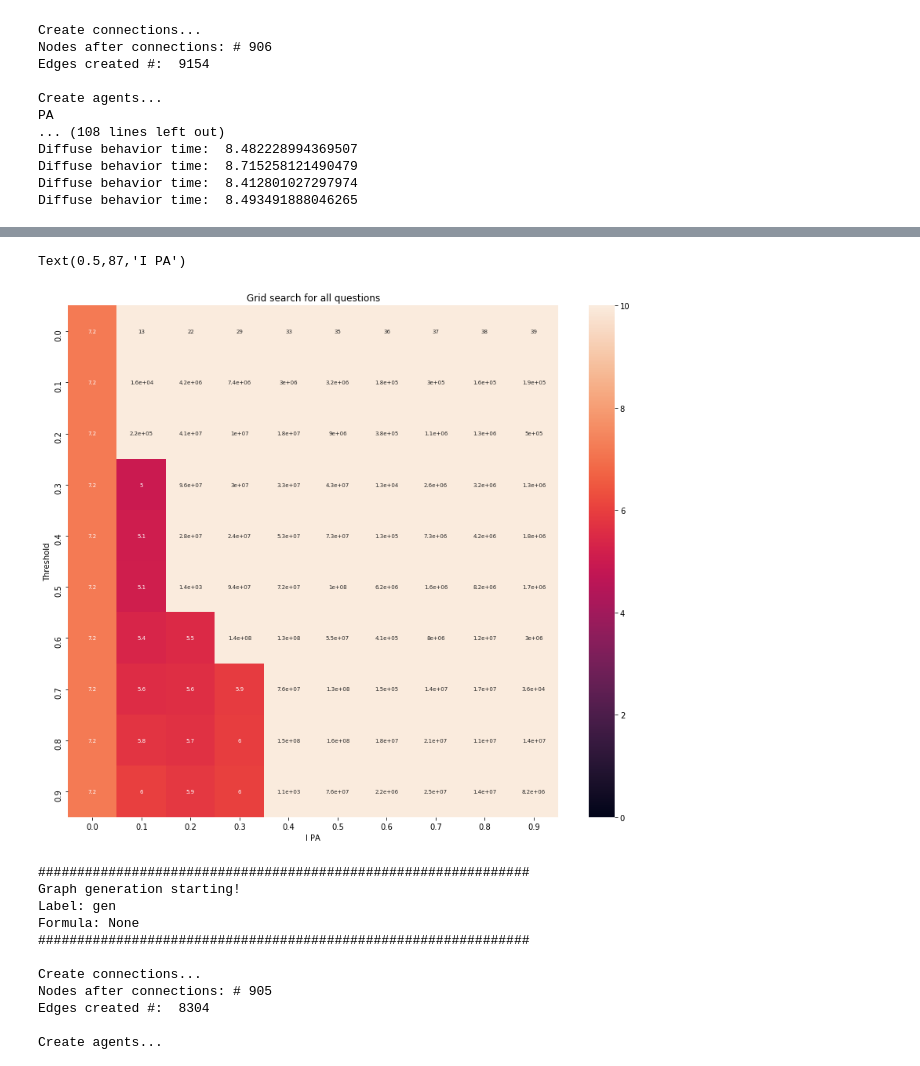
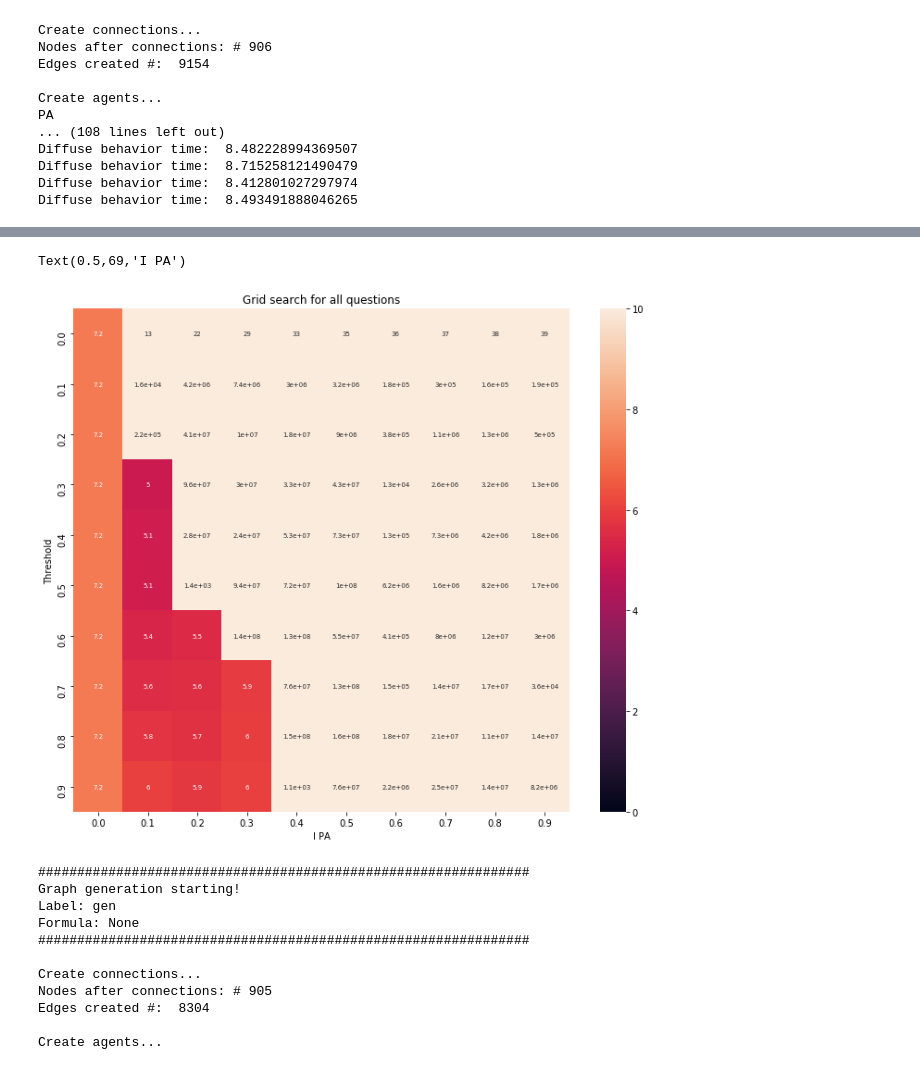
Before and after one commit to ericinlinux/obesity_interventions, a Jupyter notebook: Results_Grid_Search.ipynb, the cells around one changed output, grey strips where cells are left out. Drawn from its saved outputs; the diff is of its cells as text; code cells hidden in the pictures.

Commit message:
Results for the Grid Search are now good to go. Changes to be committed: 	modified:   Results_Grid_Search.ipynb

```diff
--- a/Results_Grid_Search.ipynb
+++ b/Results_Grid_Search.ipynb
@@ -15,10 +15,13 @@ import numpy as np
 # %% [output]
 The autoreload extension is already loaded. To reload it, use:
   %reload_ext autoreload
+# %%
+bins=10
+axis_ticks = np.around(np.arange(0.0, 1.0, 1/bins), decimals=2)
 # %% [markdown]
 # All questions Grid Search
 # %%
-list_solutions_all = grid_search(bins=10, label='all', level_f='./')
+list_solutions_all = grid_search(bins=bins, label='all', level_f='./')
 # %% [output]
 ###############################################################
 Graph generation starting!
@@ -39,9 +42,8 @@ Diffuse behavior time:  8.412801027297974
 Diffuse behavior time:  8.493491888046265
 # %%
 all_df = pd.DataFrame(list_solutions_all).pivot(index=0,columns=1,values=2)
-all_df.columns = np.around(np.arange(0.0, 1.0, 0.1), decimals=1)
-
-all_df.index = np.around(np.arange(0.0, 1.0, 0.1), decimals=1)
+all_df.columns = axis_ticks
+all_df.index = axis_ticks
 all_df
 # %% [output]
 |  | 0.0 | 0.1 | 0.2 | 0.3 | 0.4 | 0.5 | 0.6 | 0.7 | 0.8 | 0.9 |
@@ -56,12 +58,12 @@ all_df
 | 0.8 | 7.221315 | 5.761813 | 5.699001e+00 | 5.968724e+00 | 1.506465e+08 | 1.601431e+08 | 1.797565e+07 | 2.059229e+07 | 1.112290e+07 | 1.414412e+07 |
 | 0.9 | 7.221315 | 6.011281 | 5.851375e+00 | 6.026129e+00 | 1.133713e+03 | 7.642794e+07 | 2.232256e+06 | 2.493431e+07 | 1.380425e+07 | 8.189369e+06 |
 # %%
-plt.figure(figsize=((14,12)))
+plt.figure(figsize=((12,10)))
 plt.title('Grid search for all questions')
 sns.heatmap(all_df, annot=True, annot_kws={"size": 7}, vmin=0, vmax=10)
 plt.ylabel('Threshold')
 plt.xlabel('I PA')
 # %% [output]
-Text(0.5,87,'I PA')
+Text(0.5,69,'I PA')
-[figure, old version]
+[figure, new version]
 # %%
```
Also changed, not shown: parts of 8 cells of this notebook.
